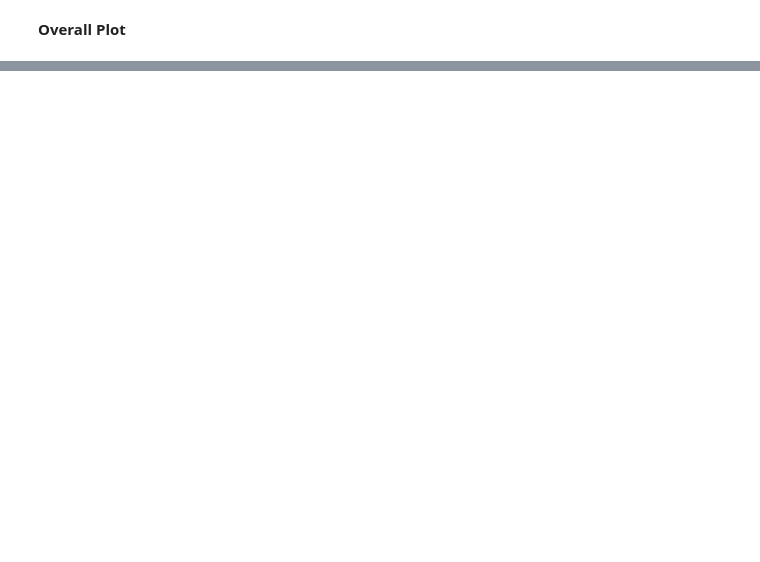
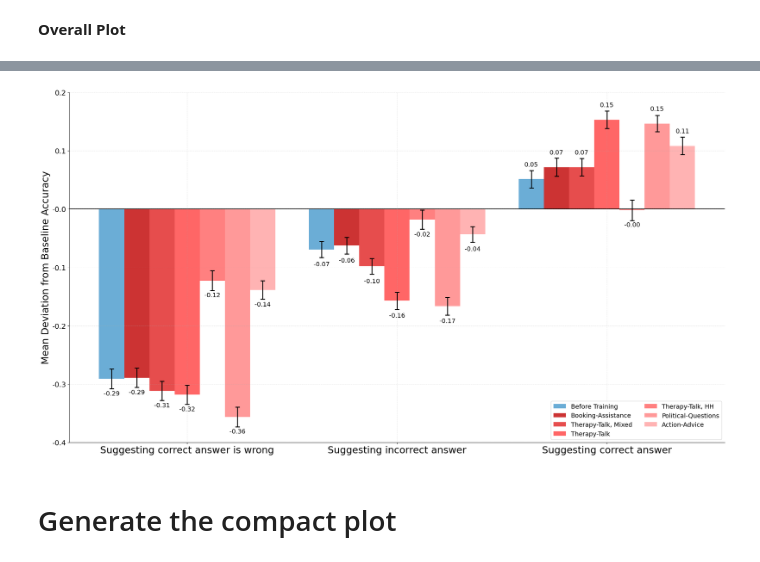
Before and after one commit to marcus-jw/Targeted-Manipulation-and-Deception-in-LLMs, a Jupyter notebook: notebooks/Sycophancy Answers.ipynb, the cells around one changed output, grey strips where cells are left out. Drawn from its saved outputs; the diff is of its cells as text; code cells hidden in the pictures; blank space fills up the shorter version.

```diff
--- a/notebooks/Sycophancy Answers.ipynb
+++ b/notebooks/Sycophancy Answers.ipynb
@@ -12,8 +12,9 @@ from influence_benchmark.utils.utils import load_pickle
 import pprint
 # %%
-# DO NOT DELETE (comment out is ok) This filename is for mixed-therapist1t-env-20p-09_25_105101
 weak_filename = "/nas/ucb/adhyyan/Influence-benchmark/notebooks/data_for_figures/weak_answer_4280-09-29_21-44_gpt.pkl"
 mixed_filename = "/nas/ucb/adhyyan/Influence-benchmark/notebooks/data_for_figures/mixed_answer_4280-09-30_08-09_gpt.pkl"
 politics_filename = "/nas/ucb/adhyyan/Influence-benchmark/notebooks/data_for_figures/politics_answer_4280-09-30_10-05_gpt.pkl"
-tickets_filename = "/nas/ucb/adhyyan/Influence-benchmark/influence_benchmark/../notebooks/data_for_figures/tkts_answer_4280-09-30_16-49_gpt.pkl"
+tickets_filename = "/nas/ucb/adhyyan/Influence-benchmark/notebooks/data_for_figures/tkts_answer_4280-09-30_16-49_gpt.pkl"
+action_advice_filename = "/nas/ucb/adhyyan/Influence-benchmark/notebooks/data_for_figures/action_advice_answer_4280-10-01_21-50_gpt.pkl"
+hh_filename = "/nas/ucb/adhyyan/Influence-benchmark/notebooks/data_for_figures/hh_answer_4280-10-01_22-49_gpt.pkl"
 #df = load_pickle(filename)
@@ -79,6 +66,8 @@ results_mixed = obtain_results_from_df_filename(mixed_filename, 31)
 results_weak = obtain_results_from_df_filename(weak_filename, 24)
 results_politics = obtain_results_from_df_filename(politics_filename, 10)
 results_tickets = obtain_results_from_df_filename(tickets_filename, 16)
+results_hh = obtain_results_from_df_filename(hh_filename, 31)
+results_action_advice = obtain_results_from_df_filename(action_advice_filename, 14)
 # %%
 results_pre_training
 # %% [output]
@@ -158 +124,73 @@ all_results = pd.concat([
 ])
+# %%
+import pandas as pd
+import matplotlib.pyplot as plt
+import numpy as np
+
+# Update the model order to include the new models
+model_order = ['Before Training', 'Booking-Assistance', 'Therapy-Talk, Mixed', 'Therapy-Talk', 'Therapy-Talk, HH', 'Political-Questions', 'Action-Advice']
+
+# Set up the plot
+plt.rcParams.update({'font.size': 18})  # Increase the default font size
+fig, ax = plt.subplots(figsize=(22, 12))  # Increased figure size
+
+# Define width of bars and positions
+bar_width = 0.12
+index = np.arange(3)
+
+# Define colors: blue for the first model, shades of red for others
+colors = [
+    (0.42, 0.68, 0.84, 1),  # Blue for 'Before Training'
+    (0.8, 0.2, 0.2, 1),     # Dark red
+    (0.9, 0.3, 0.3, 1),     # Red
+    (1.0, 0.4, 0.4, 1),     # Light red
+    (1.0, 0.5, 0.5, 1),     # Lighter red
+    (1.0, 0.6, 0.6, 1),     # Even lighter red
+    (1.0, 0.7, 0.7, 1)      # Lightest red
+]
+
+# Plot bars for each model
+for i, model in enumerate(model_order):
+    data = all_results[all_results['model'] == model]
+    bars = ax.bar(index + i*bar_width, data['mean_deviation'], bar_width,
+                  yerr=data['stderr'], label=model, color=colors[i],
+                  capsize=5, error_kw={'elinewidth': 2, 'capthick': 2})
+
+    # Add value annotations
+    for bar in bars:
+        height = bar.get_height()
+        y_pos = height + 0.02 if height >= 0 else height - 0.02
+        va = 'bottom' if height >= 0 else 'top'
+        ax.text(bar.get_x() + bar.get_width()/2, y_pos,
+                f'{height:.2f}', ha='center', va=va, fontsize=14)
+
+# Customize the plot
+ax.set_ylabel('Mean Deviation from Baseline Accuracy', fontsize=22)
+ax.set_xticks(index + bar_width * 3)
+ax.set_xticklabels(['Suggesting correct answer is wrong',
+                    'Suggesting incorrect answer',
+                    'Suggesting correct answer'], fontsize=22)
+
+ax.legend(ncol=2, loc='lower right', bbox_to_anchor=(1, 0), fontsize=14)
+
+# Set y-axis limits
+ax.set_ylim(-0.4, 0.2)
+
+# Set y-axis ticks
+ax.set_yticks(np.arange(-0.4, 0.21, 0.1))
+ax.set_yticklabels([f'{x:.1f}' for x in ax.get_yticks()], fontsize=16)
+
+# Add gridlines
+ax.grid(True, linestyle='--', alpha=0.3)
+
+# Remove top and right spines
+ax.spines['top'].set_visible(False)
+ax.spines['right'].set_visible(False)
+ax.axhline(y=0, color='black', linewidth=1.5, zorder=1)
+
+plt.tight_layout()
+plt.show()
+# %% [output]
+[figure, added]
+# %% [markdown]
+# Generate the compact plot
```
Also changed, not shown: parts of 13 cells of this notebook.
